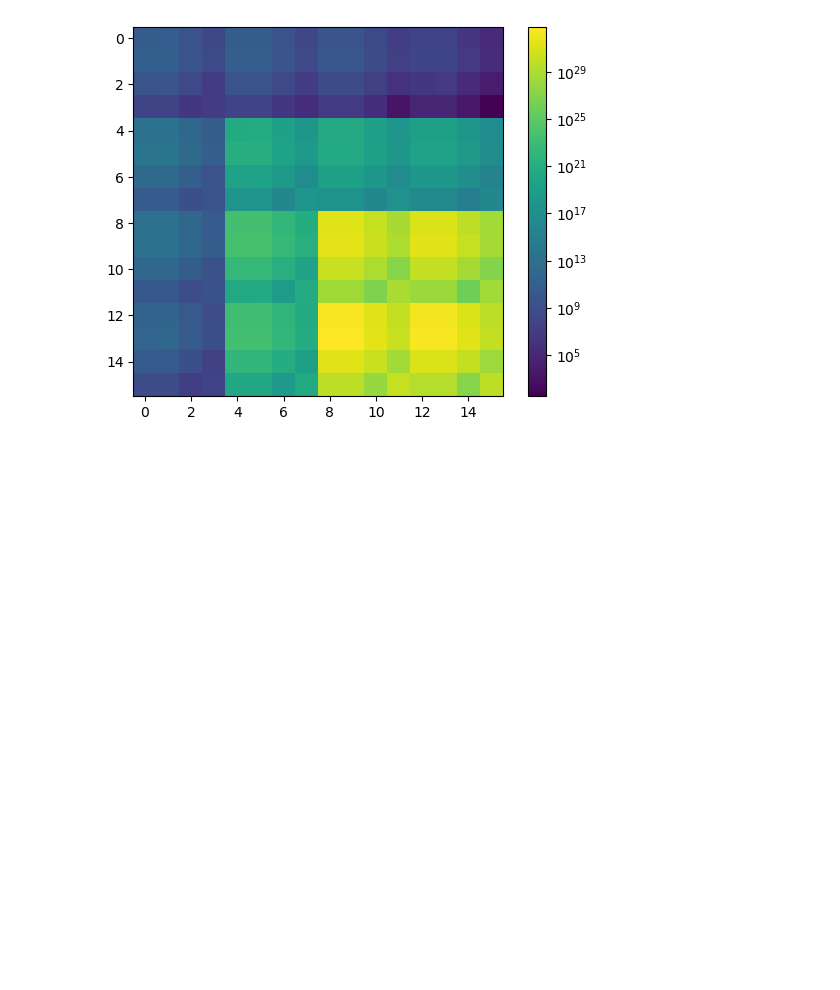
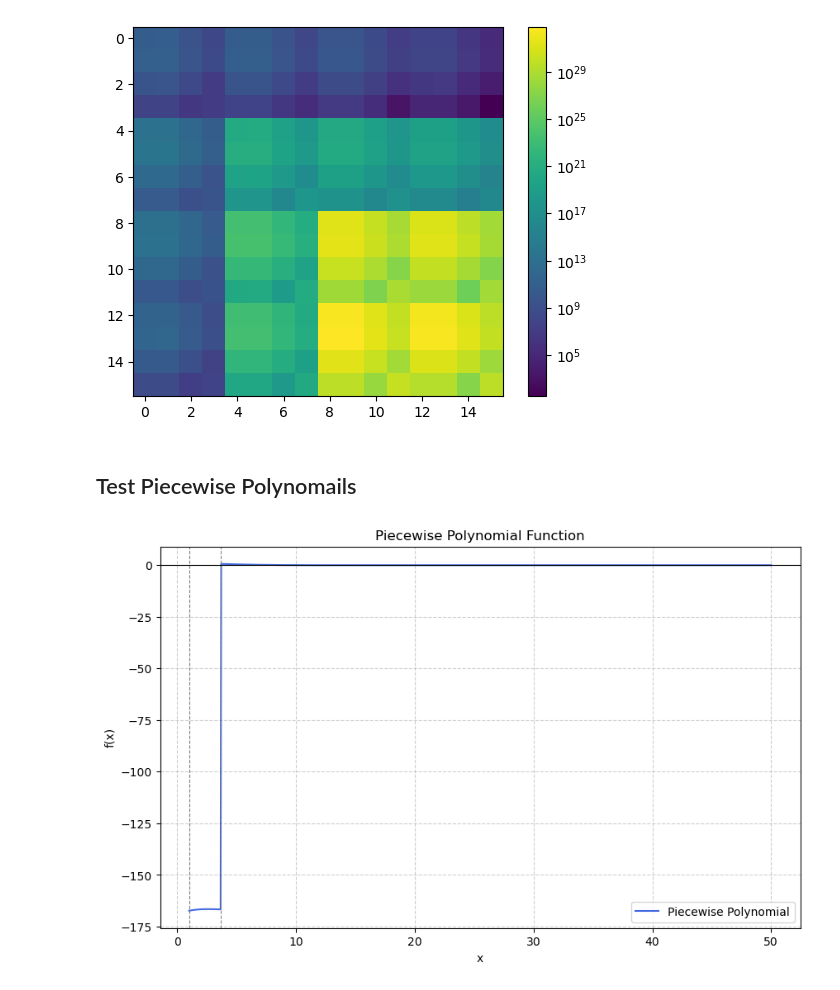
Before and after one commit to ma2this510/H2-_Dirac, a Jupyter notebook: test.ipynb, the cells around one changed output. Saved outputs shown, nothing was run; the diff lists cells and outputs as text; code cells hidden in the pictures; blank space fills up the shorter version.

```diff
--- a/test.ipynb
+++ b/test.ipynb
@@ -136,3 +137,47 @@ plt.colorbar()
 # %% [output]
 <matplotlib.colorbar.Colorbar at 0x...>
 [figure]
+# %% [markdown]
+## Test Piecewise Polynomails
+# %%
+# Define the piecewise polynomial function
+
+def piecewise_polynomial(x):
+    if 1.000 <= x < 3.684:
+        # Coefficients for the interval [1.000, 3.684]
+        return -0.0517 * x**3 + 0.5716 * x**2 - 2.11 * x + 2.586
+    else:
+        # Zero polynomial outside this interval
+        return 0.0
+# %%
+def piecewise_polynomial(x):
+    if 1.00 <= x < 3.684:
+        # Coefficients for the interval [-1.00, -0.90]
+        return 0.06512 * x**3 - 0.701 * x**2 + 2.324 * x - 169
+    elif 3.684 <= x < 13.57:
+        return -0.00064 * x**3 + 0.02605 * x**2 - 0.354 * x + 1.6
+    else:
+        # Zero polynomial outside these intervals
+        return 0.0
+# %%
+# Vectorize the function to handle arrays
+piecewise_polynomial_vec = np.vectorize(piecewise_polynomial)
+
+# Generate x values to plot over the full range
+x_values = np.linspace(1.0, 50.0, 1000)
+y_values = piecewise_polynomial_vec(x_values)
+
+# Plot the function
+plt.figure(figsize=(10, 6))
+plt.plot(x_values, y_values, label='Piecewise Polynomial', color='royalblue')
+plt.title('Piecewise Polynomial Function')
+plt.xlabel('x')
+plt.ylabel('f(x)')
+plt.axvline(1.0, color='grey', linestyle='--', linewidth=0.8)
+plt.axvline(3.684, color='grey', linestyle='--', linewidth=0.8)
+plt.axhline(0, color='black', linewidth=0.8)
+plt.legend()
+plt.grid(True, linestyle='--', alpha=0.6)
+plt.show()
+# %% [output]
+[figure, added]
```
Also changed, not shown: parts of 1 cell of this notebook, 2 other files.
